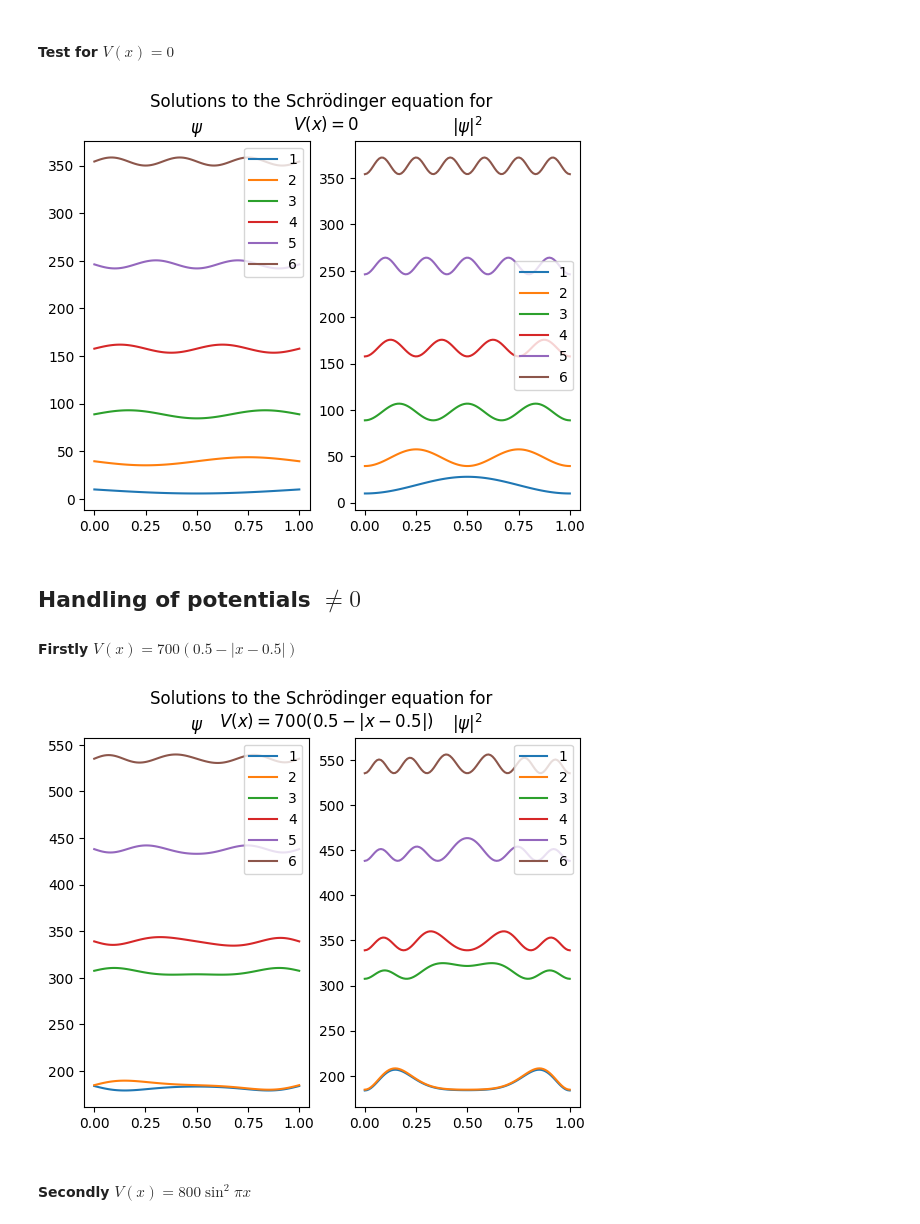
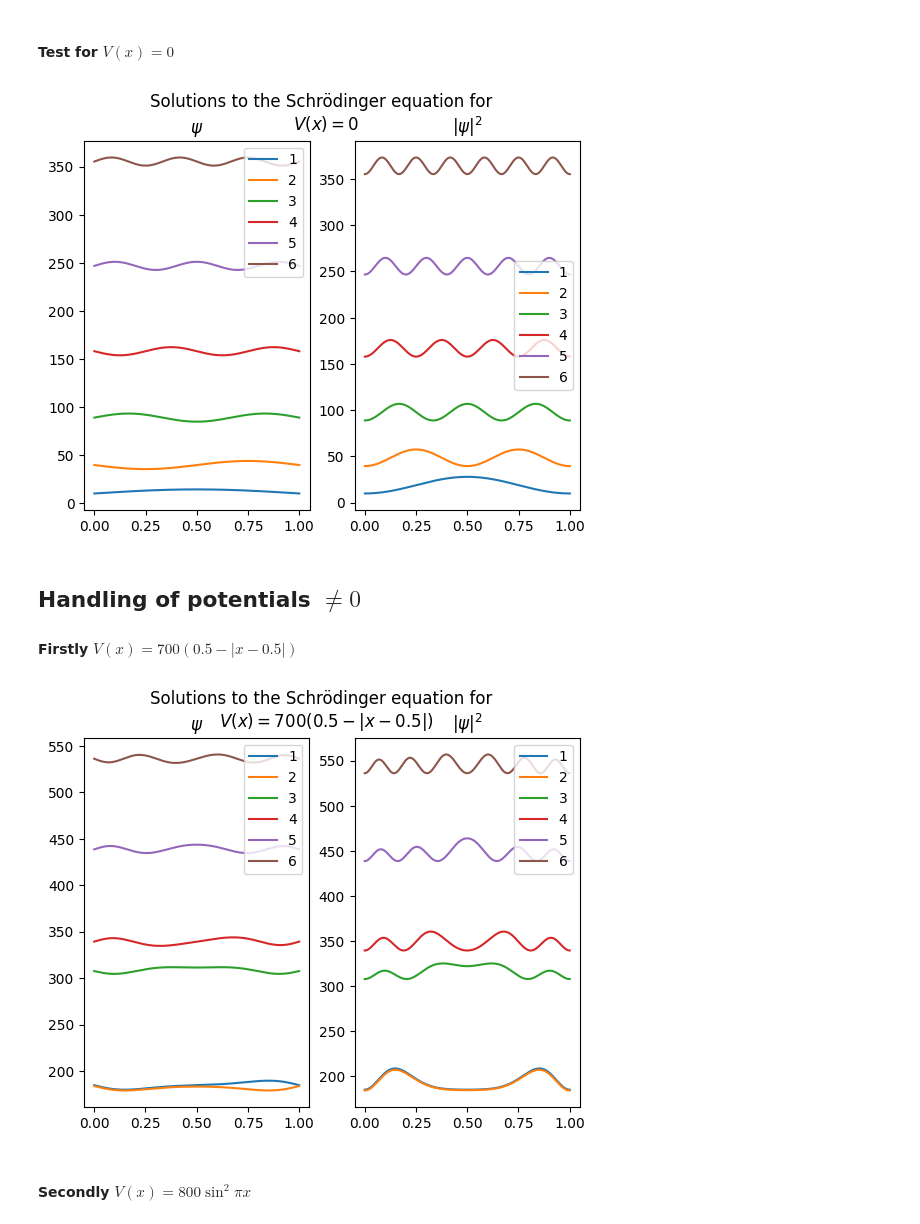
Before and after one commit to william-lundgren/FilipNumMums, a Jupyter notebook: Project2.ipynb, the cells around one changed output. Cells and saved outputs as stored; diff of their text form; code cells hidden in the pictures.

```diff
--- a/Project2.ipynb
+++ b/Project2.ipynb
@@ -476,32 +476,32 @@ def SE_solver(V, x0, xf, N, nbrEigen):
 # %%
 def V0(x):
     return 0
 
-grid, vec, val = SE_solver(V0, 0, 1, 100, 6)
+grid, vec, val = SE_solver(V0, 0, 1, 1000, 6)
 
 fig, (psi, prob) = plt.subplots(1, 2)
 fig.suptitle('Solutions to the Schrödinger equation for \n '+r'$V(x)=0$')
 
 for k in range(6):
     vec0 = vec[:,k]
     vec0 = np.concatenate(([0], vec0))
     vec0 = np.concatenate((vec0, [0]))
 
-    N = 3/np.sqrt((1/101)*sum(abs(vec0)**2))
-    vec0 = N*vec0
+    Norm = 3/np.sqrt((1/1001)*sum(abs(vec0)**2))
+    vec0 = Norm*vec0
 
     prob0 = abs(vec0)**2
 
     vec0 = vec0 - val[k]
     prob0 = prob0 - val[k]
     psi.plot(grid, vec0, label=k+1)
     prob.plot(grid, prob0, label=k+1)
 psi.legend()
 psi.title.set_text(r'$\psi$')
 prob.legend()
 prob.title.set_text(r'$|\psi|^2$')
 # %% [output]
-[figure, old version]
+[figure, new version]
 # %% [markdown]
 ## Handling of potentials $\neq 0$
 
@@ -522,8 +519,8 @@ for k in range(6):
     vec0 = np.concatenate(([0], vec0))
     vec0 = np.concatenate((vec0, [0]))
 
-    N = 3/np.sqrt((1/101)*sum(abs(vec0)**2))
-    vec0 = N*vec0
+    Norm = 3/np.sqrt((1/1001)*sum(abs(vec0)**2))
+    vec0 = Norm*vec0
 
     prob0 = abs(vec0)**2
 
@@ -536,7 +533,7 @@ psi1.title.set_text(r'$\psi$')
 prob1.legend()
 prob1.title.set_text(r'$|\psi|^2$')
 # %% [output]
-[figure, old version]
+[figure, new version]
 # %% [markdown]
 #### Secondly $V(x)=800\sin^2 πx$
 # %%
```
Also changed, not shown: parts of 5 cells of this notebook.
